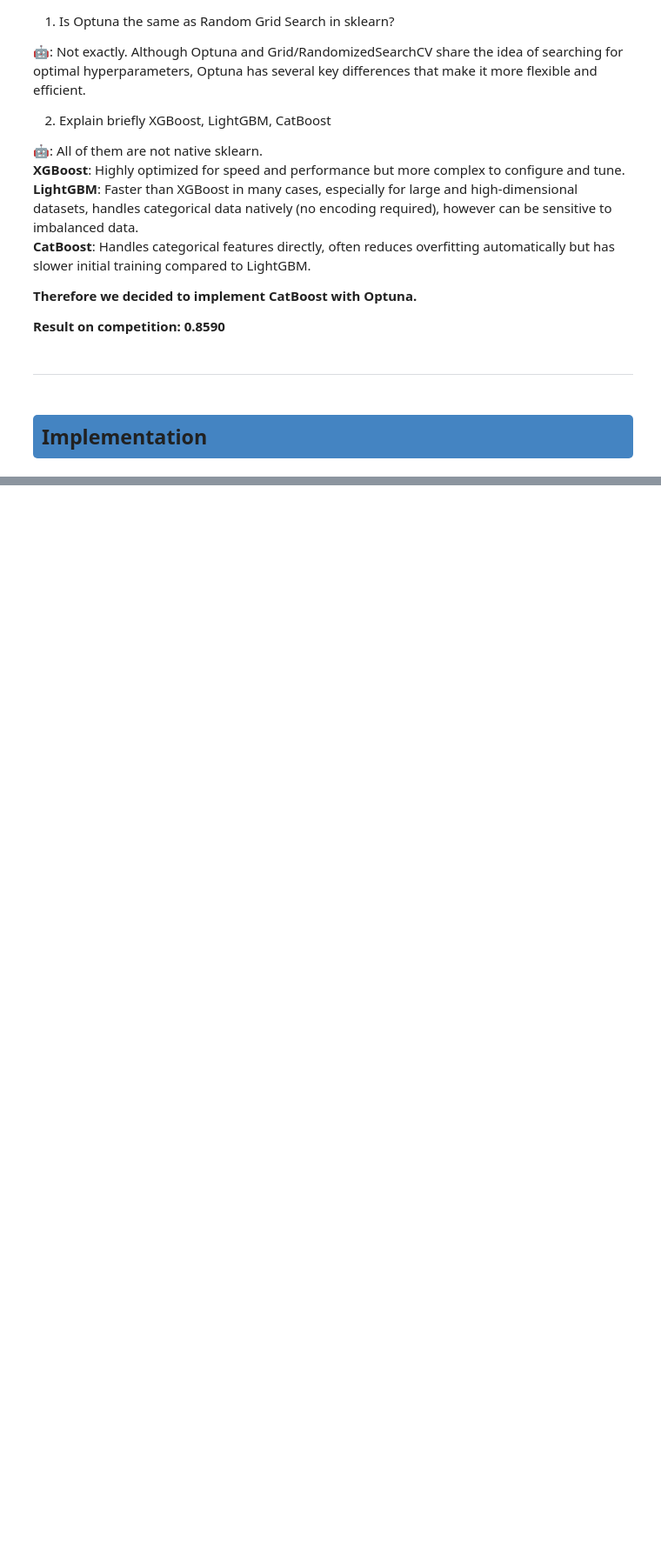
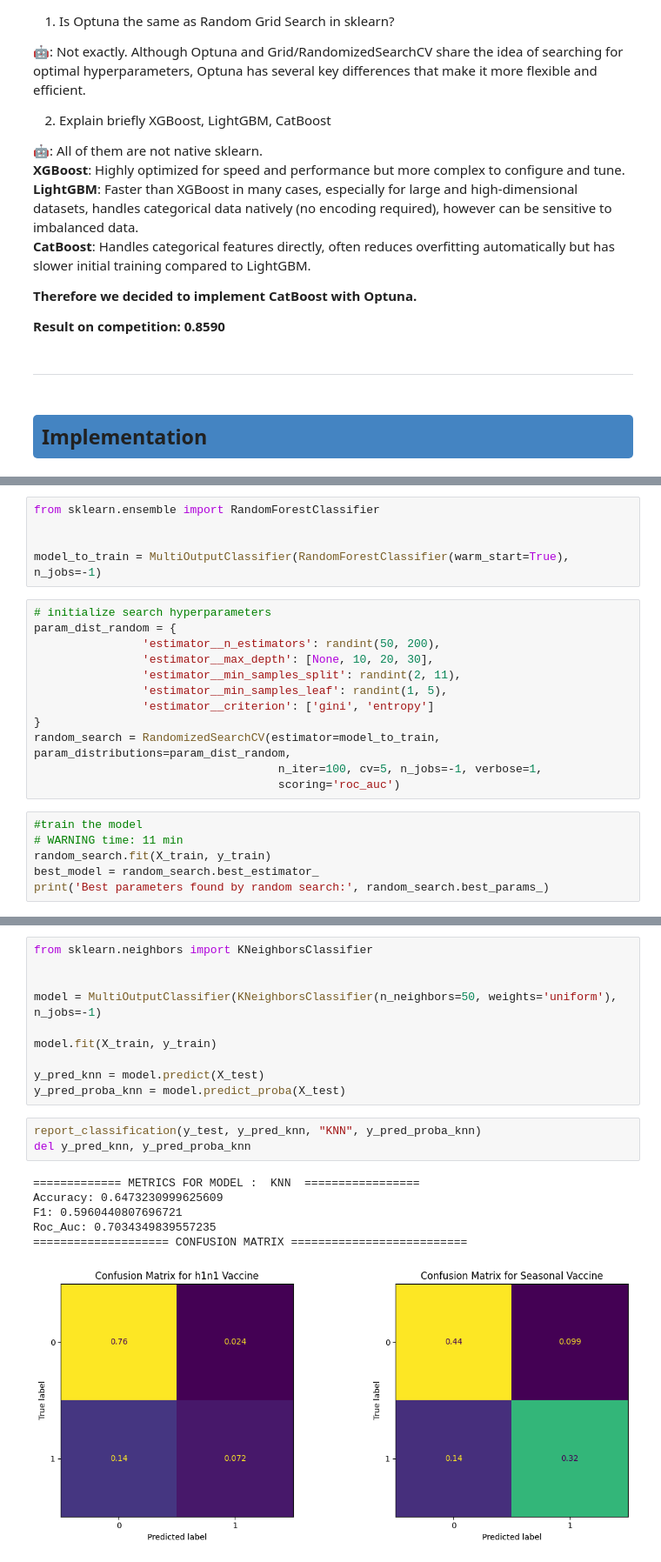
Before and after one commit to MiguelAruiz/MachineLearning-24-25-ProgressTasks, a Jupyter notebook: Progress_Task_2/Model_Applications.ipynb, the cells around one changed output, grey strips where cells are left out. Shown at 87% size. Drawn from its saved outputs; the diff is of its cells as text; blank space fills up the shorter version.

Commit message:
added models

```diff
--- a/Progress_Task_2/Model_Applications.ipynb
+++ b/Progress_Task_2/Model_Applications.ipynb
@@ -91,0 +168,23 @@ Extracts of the conversations:
+# %%
+from sklearn.ensemble import RandomForestClassifier
+
+
+model_to_train = MultiOutputClassifier(RandomForestClassifier(warm_start=True), n_jobs=-1)
+# %%
+# initialize search hyperparameters
+param_dist_random = {
+                'estimator__n_estimators': randint(50, 200),
+                'estimator__max_depth': [None, 10, 20, 30],
+                'estimator__min_samples_split': randint(2, 11),
+                'estimator__min_samples_leaf': randint(1, 5),
+                'estimator__criterion': ['gini', 'entropy']
+}
+random_search = RandomizedSearchCV(estimator=model_to_train, param_distributions=param_dist_random,
+                                    n_iter=100, cv=5, n_jobs=-1, verbose=1,
+                                    scoring='roc_auc')
+# %%
+#train the model
+# WARNING time: 11 min
+random_search.fit(X_train, y_train)
+best_model = random_search.best_estimator_
+print('Best parameters found by random search:', random_search.best_params_)
@@ -91,0 +197,20 @@ Extracts of the conversations:
+# %%
+from sklearn.neighbors import KNeighborsClassifier
+
+
+model = MultiOutputClassifier(KNeighborsClassifier(n_neighbors=50, weights='uniform'), n_jobs=-1)
+
+model.fit(X_train, y_train)
+
+y_pred_knn = model.predict(X_test)
+y_pred_proba_knn = model.predict_proba(X_test)
+# %%
+report_classification(y_test, y_pred_knn, "KNN", y_pred_proba_knn)
+del y_pred_knn, y_pred_proba_knn
+# %% [output]
+============= METRICS FOR MODEL :  KNN  =================
+Accuracy: 0.6473230999625609
+F1: 0.5960440807696721
+Roc_Auc: 0.7034349839557235
+==================== CONFUSION MATRIX ==========================
+[figure, added]
```
Also changed, not shown: parts of 21 cells of this notebook.
